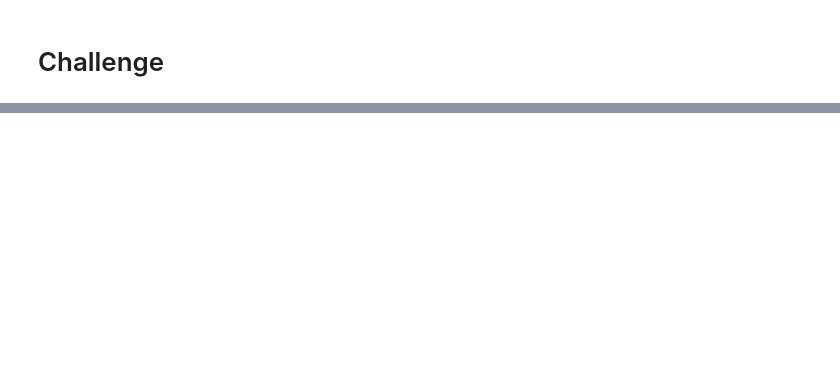
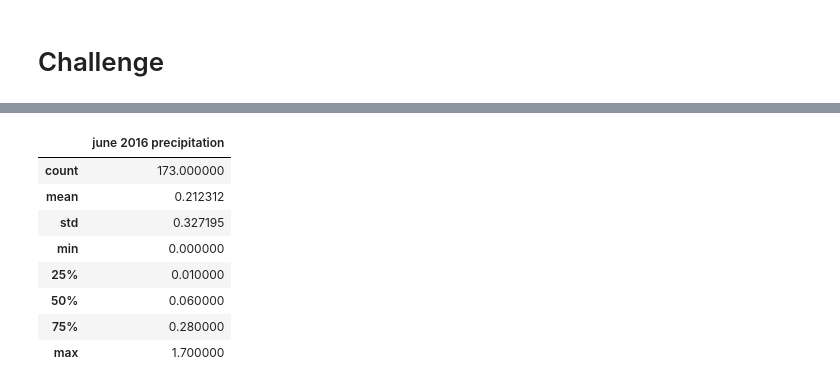
Before and after one commit to lrincon34/surfs_up, a Jupyter notebook: climate_analysis.ipynb, the cells around one changed output, grey strips where cells are left out. Cells and saved outputs as stored; diff of their text form; code cells hidden in the pictures; blank space fills up the shorter version.

```diff
--- a/climate_analysis.ipynb
+++ b/climate_analysis.ipynb
@@ -116,0 +144,20 @@ plt.tight_layout()
+# %%
+# June 2016 key statistical data.
+end_date = dt.date(2016, 6, 30)
+start_date = dt.date(2016, 6, 1)
+results = session.query(Measurement.date, Measurement.prcp).\
+filter(Measurement.date >= start_date).\
+filter(Measurement.date <= end_date).all()
+june_2016_df = pd.DataFrame(results, columns=['date','june 2016 precipitation'])
+june_2016_df = june_2016_df.sort_index()
+june_2016_df.describe()
+# %% [output]
+|  | june 2016 precipitation |
+| count | 173.000000 |
+| mean | 0.212312 |
+| std | 0.327195 |
+| min | 0.000000 |
+| 25% | 0.010000 |
+| 50% | 0.060000 |
+| 75% | 0.280000 |
+| max | 1.700000 |
```
Also changed, not shown: parts of 16 cells of this notebook.
